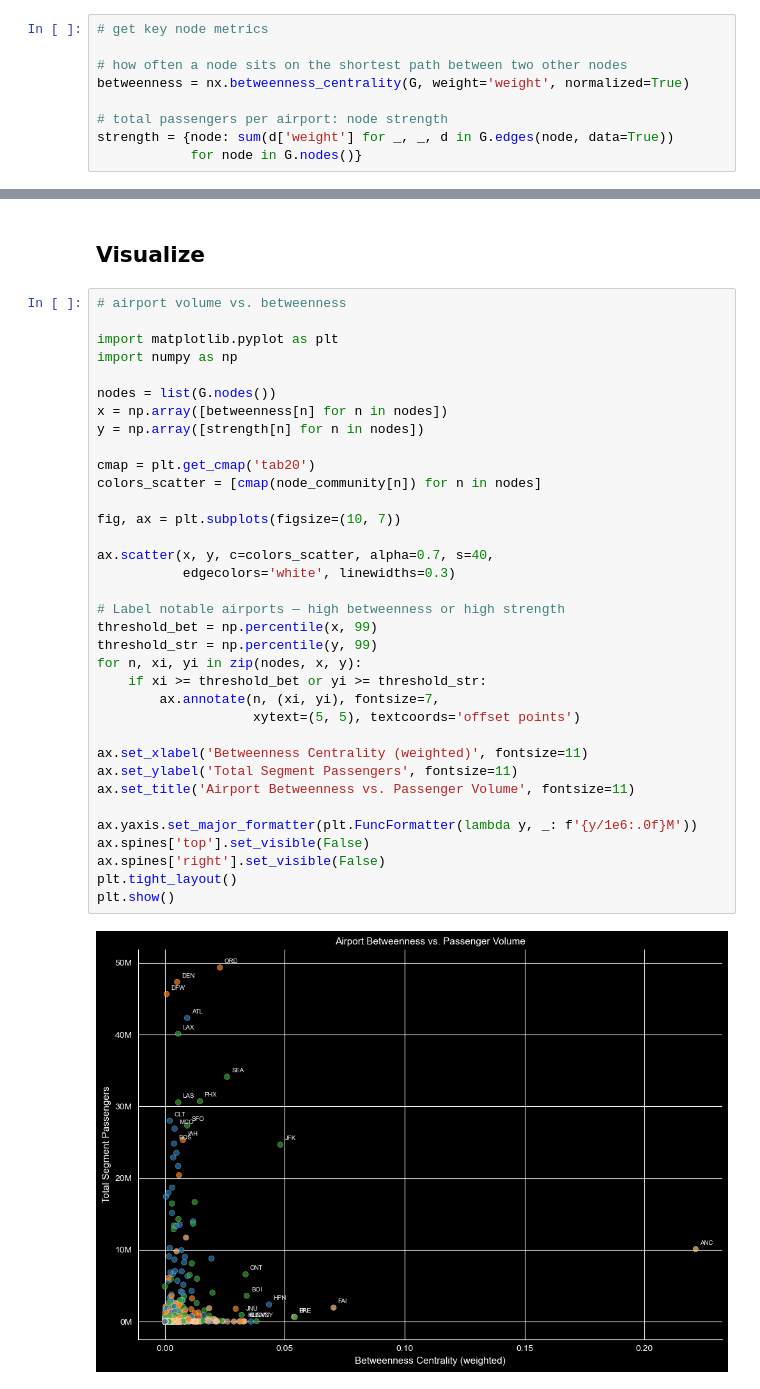
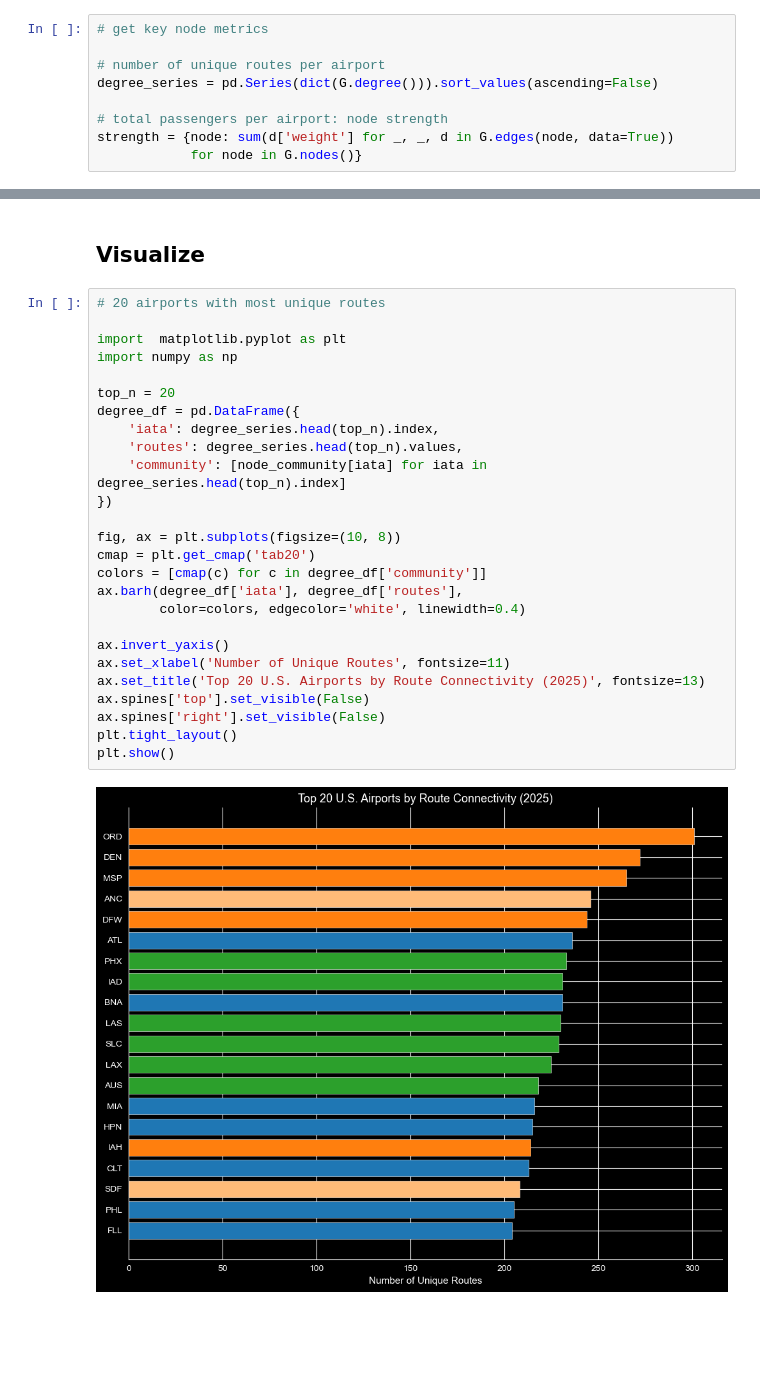
Before and after one commit to danny-m-22/Airport-Network-Analysis, a Jupyter notebook: analysis.ipynb, the cells around one changed output, grey strips where cells are left out. Cells and saved outputs as stored; diff of their text form; blank space fills up the shorter version.

Commit message:
map color update

```diff
--- a/analysis.ipynb
+++ b/analysis.ipynb
@@ -145,8 +145,8 @@ Number of communities: 13
 # %%
 # get key node metrics
 
-# how often a node sits on the shortest path between two other nodes
-betweenness = nx.betweenness_centrality(G, weight='weight', normalized=True)
+# number of unique routes per airport
+degree_series = pd.Series(dict(G.degree())).sort_values(ascending=False)
 
 # total passengers per airport: node strength
 strength = {node: sum(d['weight'] for _, _, d in G.edges(node, data=True))
@@ -178,42 +178,33 @@ Top 10 handle: 31.5%
 # %% [markdown]
 ## Visualize
 # %%
-# airport volume vs. betweenness
+# 20 airports with most unique routes
 
-import matplotlib.pyplot as plt
+import  matplotlib.pyplot as plt
 import numpy as np
 
-nodes = list(G.nodes())
-x = np.array([betweenness[n] for n in nodes])
-y = np.array([strength[n] for n in nodes])
+top_n = 20
+degree_df = pd.DataFrame({
+    'iata': degree_series.head(top_n).index,
+    'routes': degree_series.head(top_n).values,
+    'community': [node_community[iata] for iata in degree_series.head(top_n).index]
+})
 
+fig, ax = plt.subplots(figsize=(10, 8))
 cmap = plt.get_cmap('tab20')
-colors_scatter = [cmap(node_community[n]) for n in nodes]
+colors = [cmap(c) for c in degree_df['community']]
+ax.barh(degree_df['iata'], degree_df['routes'],
+        color=colors, edgecolor='white', linewidth=0.4)
 
-fig, ax = plt.subplots(figsize=(10, 7))
-
-ax.scatter(x, y, c=colors_scatter, alpha=0.7, s=40,
-           edgecolors='white', linewidths=0.3)
-
-# Label notable airports — high betweenness or high strength
-threshold_bet = np.percentile(x, 99)
-threshold_str = np.percentile(y, 99)
-for n, xi, yi in zip(nodes, x, y):
-    if xi >= threshold_bet or yi >= threshold_str:
-        ax.annotate(n, (xi, yi), fontsize=7,
-                    xytext=(5, 5), textcoords='offset points')
-
-ax.set_xlabel('Betweenness Centrality (weighted)', fontsize=11)
-ax.set_ylabel('Total Segment Passengers', fontsize=11)
-ax.set_title('Airport Betweenness vs. Passenger Volume', fontsize=11)
-
-ax.yaxis.set_major_formatter(plt.FuncFormatter(lambda y, _: f'{y/1e6:.0f}M'))
+ax.invert_yaxis()
+ax.set_xlabel('Number of Unique Routes', fontsize=11)
+ax.set_title('Top 20 U.S. Airports by Route Connectivity (2025)', fontsize=13)
 ax.spines['top'].set_visible(False)
 ax.spines['right'].set_visible(False)
 plt.tight_layout()
 plt.show()
 # %% [output]
-[figure, old version]
+[figure, new version]
 # %%
 # 20 busiest airports, color coded by community
 
```
Also changed, not shown: parts of 3 cells of this notebook, 1 other file.
